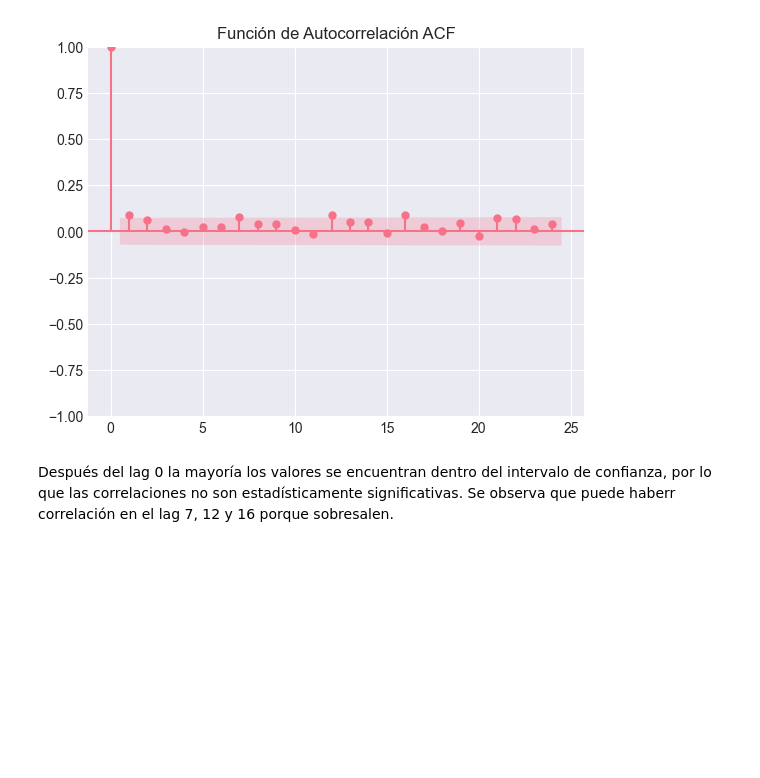
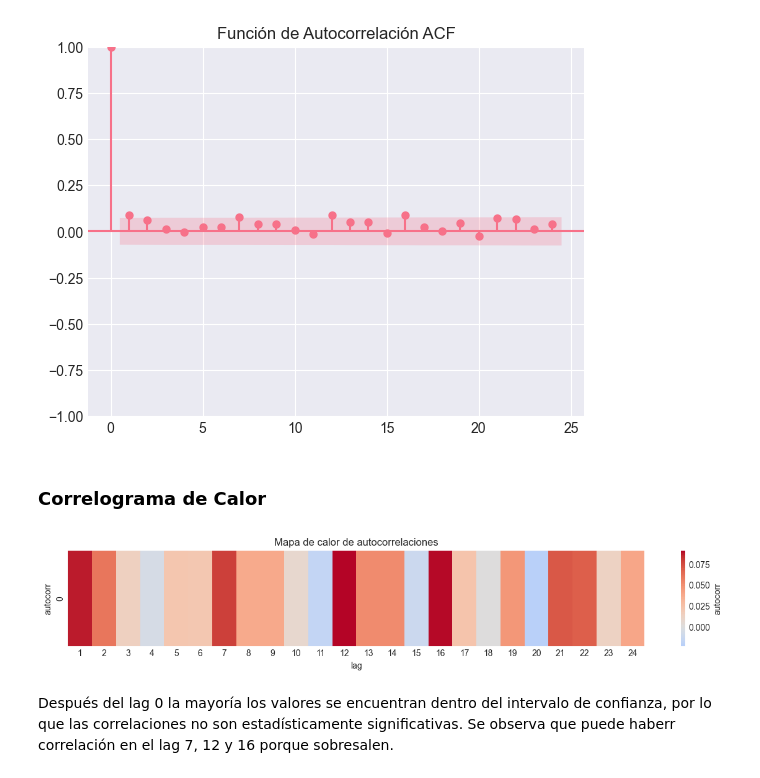
Before and after one commit to vanessalugo04/proyecto_series_tiempo, a Jupyter notebook: Series_Sismos.ipynb, the cells around one changed output. Drawn from its saved outputs; the diff is of its cells as text; code cells hidden in the pictures; blank space fills up the shorter version.

Commit message:
Correlograma de calor

```diff
--- a/Series_Sismos.ipynb
+++ b/Series_Sismos.ipynb
@@ -395,6 +417,24 @@ plt.title('Función de Autocorrelación ACF')
 plt.show()
 # %% [output]
 [figure]
+# %% [markdown]
+### Correlograma de Calor
+# %%
+lags = 24
+acf_values = acf(serie, nlags= lags)
+df_acf = pd.DataFrame(acf_values[1:].reshape(1, -1),
+                      columns=range(1, lags + 1))
+
+plt.figure(figsize=(15, 2))
+sns.heatmap(df_acf, annot=False, cmap='coolwarm', center=0,
+            cbar_kws={'label': 'autocorr'})
+
+plt.title('Mapa de calor de autocorrelaciones')
+plt.xlabel('lag')
+plt.ylabel('autocorr')
+plt.show()
+# %% [output]
+[figure, added]
 # %% [markdown]
 Después del lag 0 la mayoría los valores se encuentran dentro del intervalo de confianza, por lo que las correlaciones no son estadísticamente significativas. Se observa que puede haberr correlación en el lag 7, 12 y 16 porque sobresalen.
 # %% [markdown]
```
Also changed, not shown: parts of 4 cells of this notebook, 1 other file.
